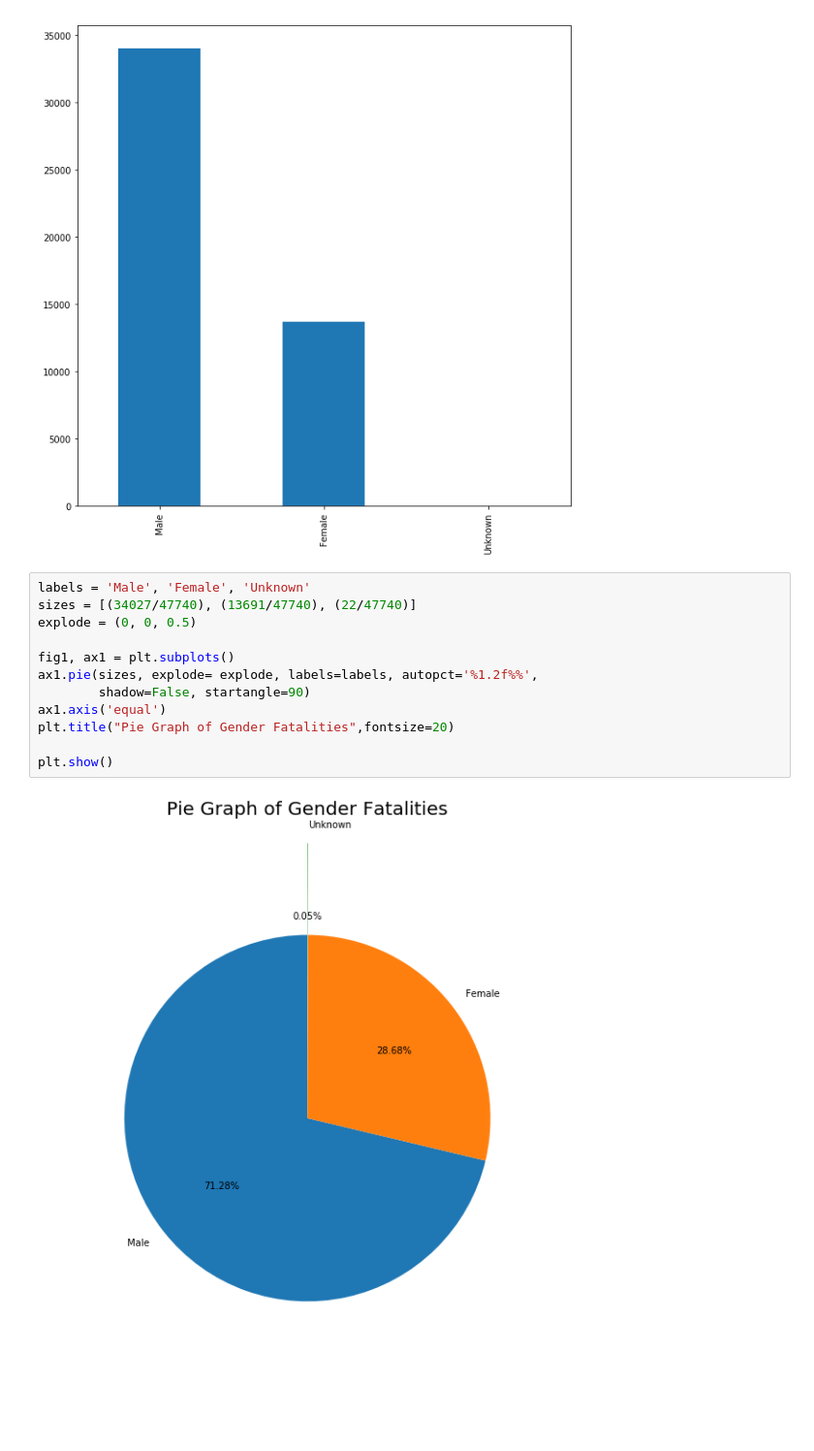
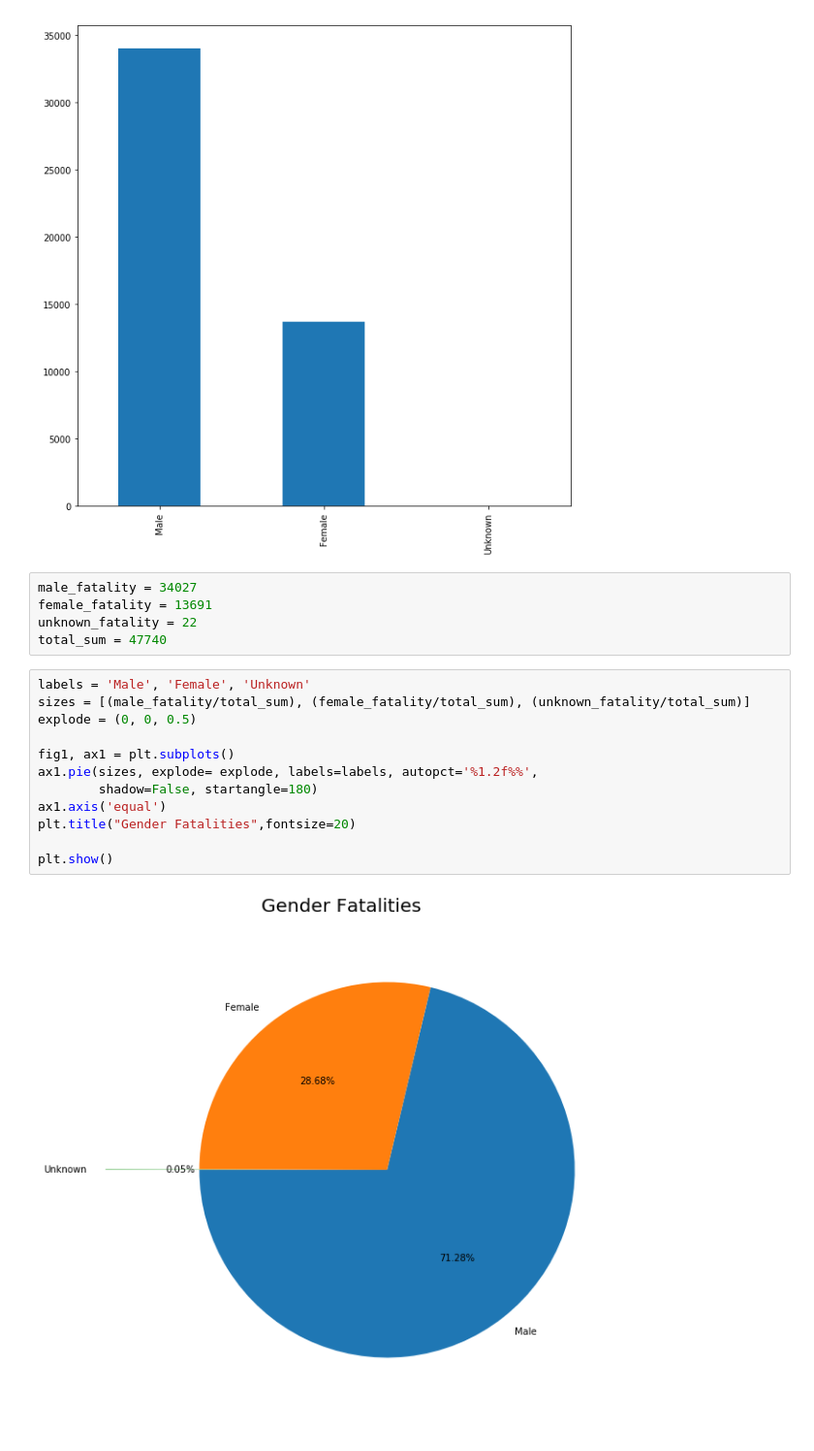
Before and after one commit to Jeyreymey/My-first-website, a Jupyter notebook: Road Crashes in Australia.ipynb, the cells around one changed output. Shown at 97% size. Cells and saved outputs as stored; diff of their text form; blank space fills up the shorter version.

```diff
--- a/Road Crashes in Australia.ipynb
+++ b/Road Crashes in Australia.ipynb
@@ -228,17 +245,22 @@ fatal_data["Gender"].value_counts().plot(kind="bar")
 # %% [output]
 <matplotlib.axes._subplots.AxesSubplot at 0x...>
 [figure]
+# %%
+male_fatality = 34027
+female_fatality = 13691
+unknown_fatality = 22
+total_sum = 47740
 # %%
 labels = 'Male', 'Female', 'Unknown'
-sizes = [(34027/47740), (13691/47740), (22/47740)]
+sizes = [(male_fatality/total_sum), (female_fatality/total_sum), (unknown_fatality/total_sum)]
 explode = (0, 0, 0.5)
 
 fig1, ax1 = plt.subplots()
 ax1.pie(sizes, explode= explode, labels=labels, autopct='%1.2f%%',
-        shadow=False, startangle=90)
+        shadow=False, startangle=180)
 ax1.axis('equal')
-plt.title("Pie Graph of Gender Fatalities",fontsize=20)
+plt.title("Gender Fatalities",fontsize=20)
 
 plt.show()
 # %% [output]
-[figure, old version]
+[figure, new version]
```
Also changed, not shown: parts of 15 cells of this notebook, 2 other files.
